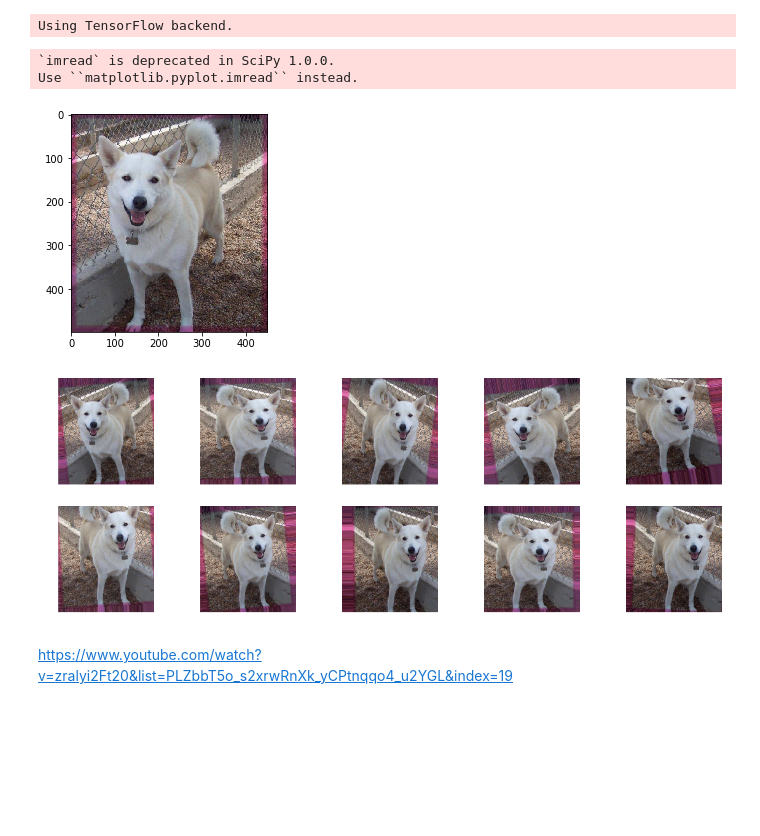
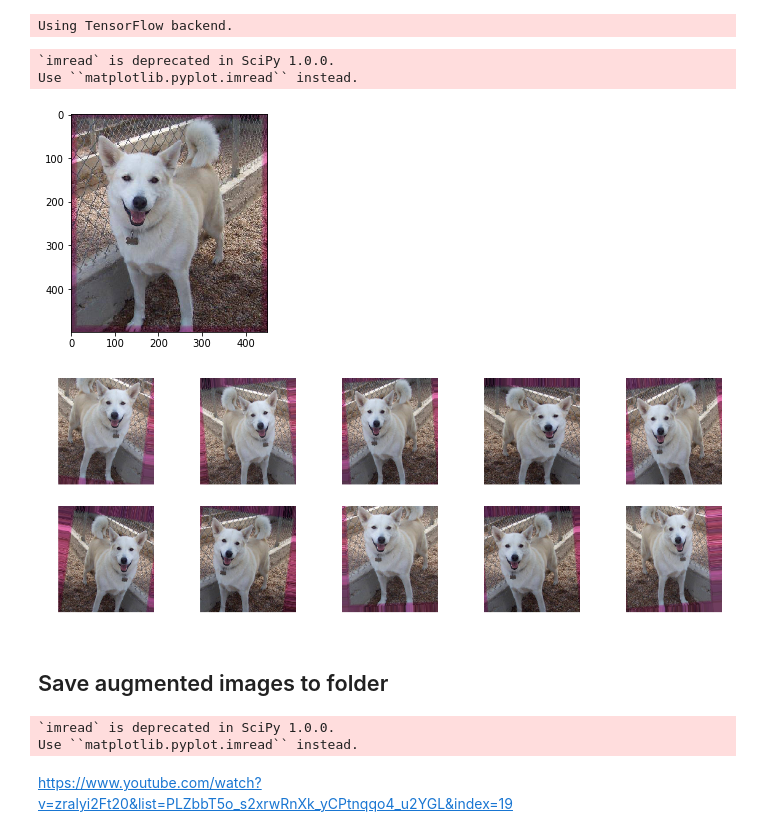
Before and after one commit to darshdee/Deep-Learning, a Jupyter notebook: My Projects/CNN_Keras/Data Augmentation, Bias Initialization.ipynb, the cells around one changed output. Drawn from its saved outputs; the diff is of its cells as text; code cells hidden in the pictures; blank space fills up the shorter version.

Commit message:
Convolutional neural network, data augmentation

```diff
--- a/My Projects/CNN_Keras/Data Augmentation, Bias Initialization.ipynb
+++ b/My Projects/CNN_Keras/Data Augmentation, Bias Initialization.ipynb
@@ -36,28 +36,60 @@ def plots(ims, figsize = (12,6), rows=1,interp=False, titles = None):
         plt.imshow(ims[i], interpolation = None if interp else 'none')
 # %%
 # Defining an image data generator which will help us augment images based on the parameters
-gen = ImageDataGenerator(rotation_range=10, width_shift_range=0.1, height_shift_range=0.1, shear_range=0.15, zoom_range=0.1,
+gen = ImageDataGenerator(rotation_range=10, width_shift_range=0.1, height_shift_range=0.1,
+                         shear_range=0.15, zoom_range=0.1,
                         channel_shift_range = 10, horizontal_flip=True)
 
 # Setting an image path to an image to see how it works
 image_path = 'C:/Users/Darshil/gitly/Deep-Learning/My Projects/CNN_Keras/train/dog/dog.10594.jpg'
 
 # Obtain the original image
 image = np.expand_dims(ndimage.imread(image_path), 0)
 plt.imshow(image[0])
 
 # Next we will generate batches of augmented images from this image
 aug_iter = gen.flow(image)
 
 # Creating 10 augemented images
 aug_images = [next(aug_iter)[0].astype(np.uint8) for i in range(10)]
 
 # Plotting the augmented images
 plots(aug_images, figsize=(20,7), rows=2)
 # %% [output]
 `imread` is deprecated in SciPy 1.0.0.
 Use ``matplotlib.pyplot.imread`` instead.
 [figure]
-[figure, old version]
+[figure, new version]
+# %% [markdown]
+## Save augmented images to folder
+# %%
+"""
+STEP 1. Initialize image data generator
+- Here we figure out what changes we want to make to the original image and generate the augmented images
+- You can read up about the diff effects here: https://keras.io/preprocessing/image/
+"""
+datagen = ImageDataGenerator(rotation_range=10, width_shift_range=0.1, height_shift_range=0.1,
+                             shear_range=0.15, zoom_range=0.1,channel_shift_range = 10, horizontal_flip=True)
+
+# Step 2: Here we pick the original image to perform the augmentation on
+image_path = 'C:/Users/Darshil/gitly/Deep-Learning/My Projects/CNN_Keras/test_augment/caty.jpg'
+    #read in the image
+image = np.expand_dims(ndimage.imread(image_path), 0)
+
+#step 3: pick where you want to save the augmented images
+save_here = 'C:/Users/Darshil/gitly/Deep-Learning/My Projects/CNN_Keras/test_augment'
+
+#Step 4. we fit the image
+datagen.fit(image)
+
+#step 5: iterate over images and save using the "save_to_dir" parameter
+for x, val in zip(datagen.flow(image,                    #image we chose
+            save_to_dir=save_here,     #this is where we figure out where to save
+             save_prefix='aug',        # it will save the images as 'aug_0912' some number for every new augmented image
+            save_format='png'),range(10)) :     # here we define a range because we want 10 augmented images otherwise it will keep looping forever I think
+    pass
+# %% [output]
+`imread` is deprecated in SciPy 1.0.0.
+Use ``matplotlib.pyplot.imread`` instead.
 # %% [markdown]
 https://www.youtube.com/watch?v=zralyi2Ft20&list=PLZbbT5o_s2xrwRnXk_yCPtnqqo4_u2YGL&index=19
```
Also changed, not shown: 2 other files.
